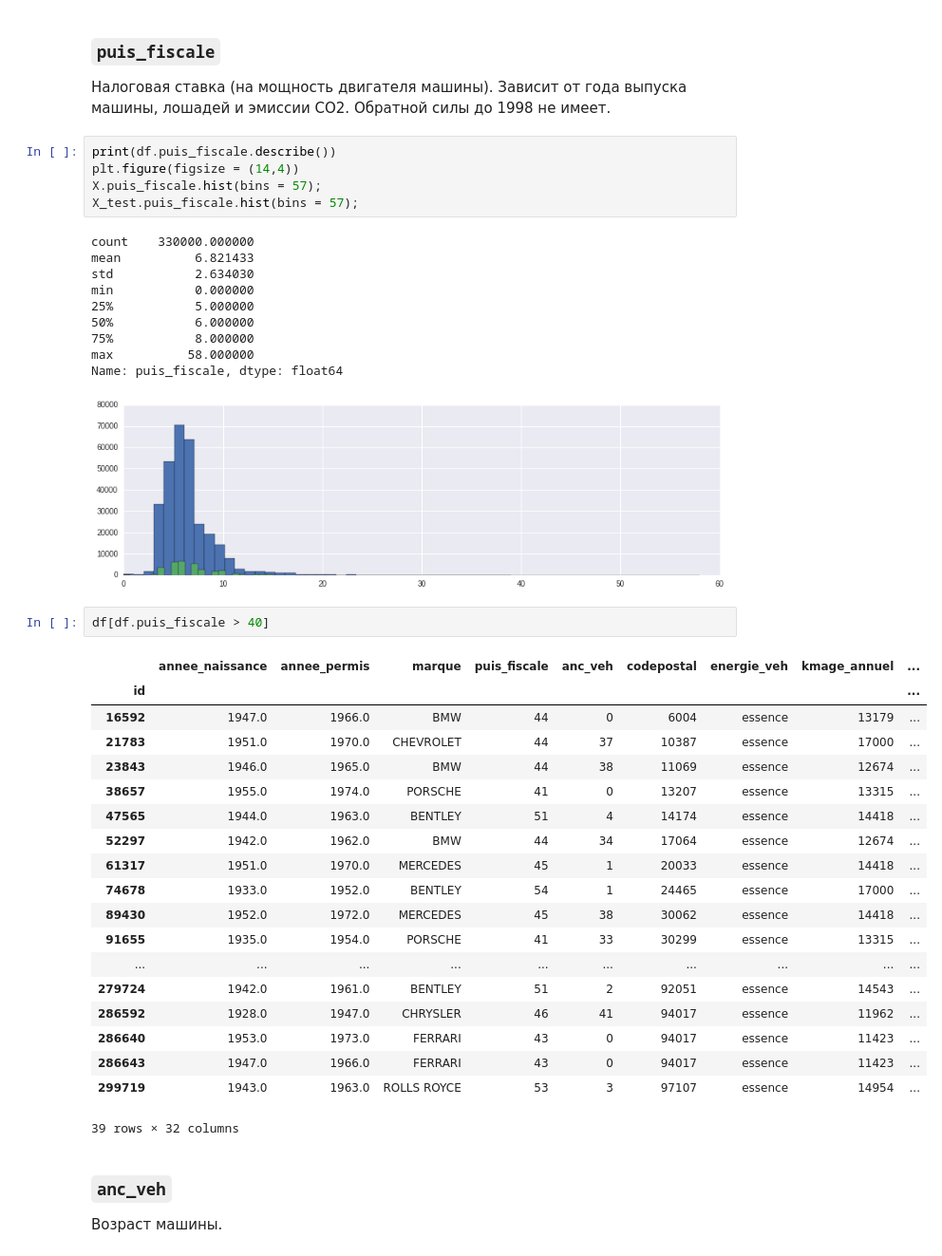
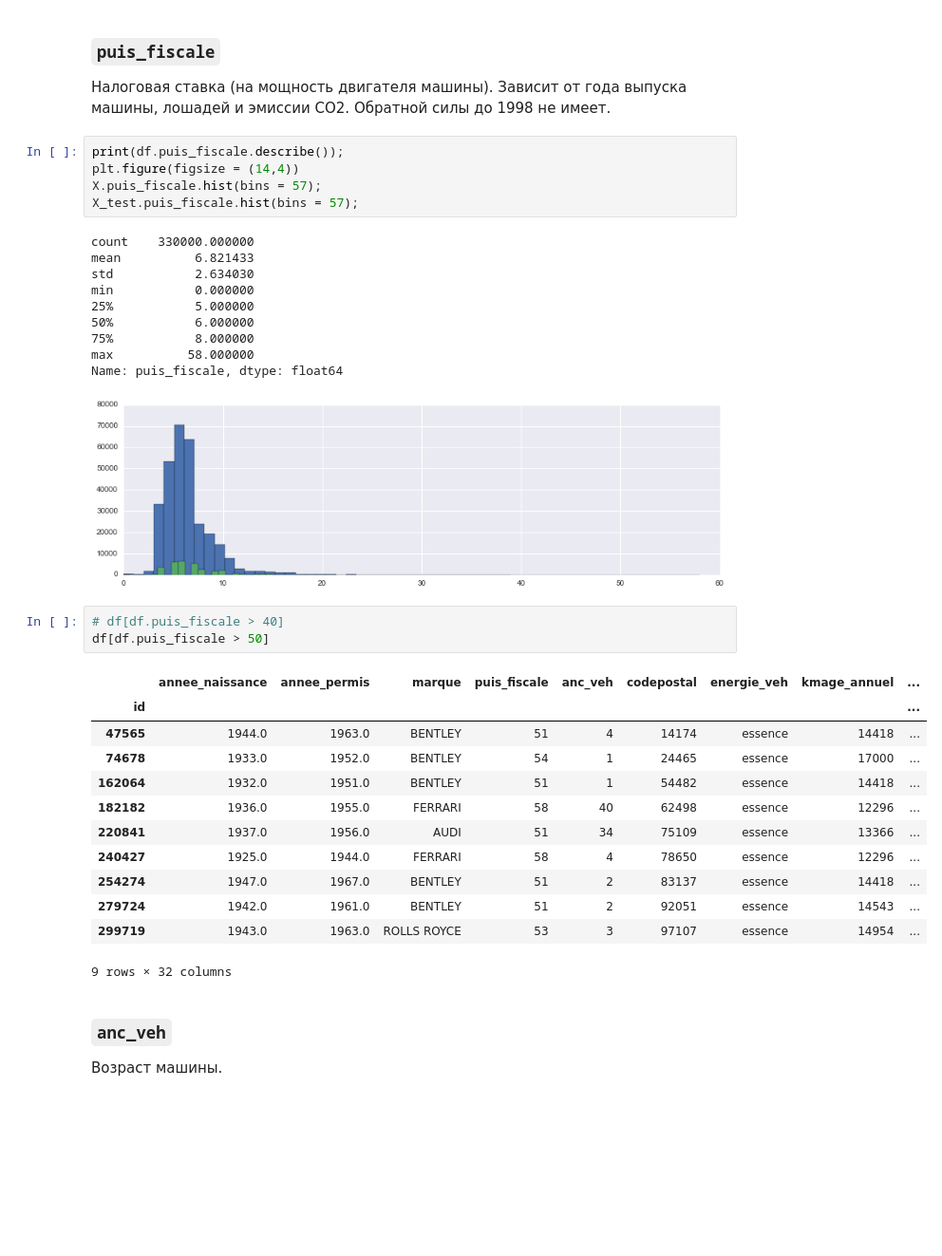
Before and after one commit to demidovakatya/competitions, a Jupyter notebook: exploratory_data_analysis.ipynb, the cells around one changed output. Shown at 95% size. Drawn from its saved outputs; the diff is of its cells as text; blank space fills up the shorter version.

```diff
--- a/exploratory_data_analysis.ipynb
+++ b/exploratory_data_analysis.ipynb
@@ -244,7 +228,7 @@ array(['ACMA', 'ALFA ROMEO', 'ALPINE RENAULT', 'AMC', 'AMPHICAR', 'ARO',
 
 Налоговая ставка (на мощность двигателя машины). Зависит от года выпуска машины, лошадей и эмиссии CO2. Обратной силы до 1998 не имеет.
 # %%
-print(df.puis_fiscale.describe())
+print(df.puis_fiscale.describe());
 plt.figure(figsize = (14,4))
 X.puis_fiscale.hist(bins = 57);
 X_test.puis_fiscale.hist(bins = 57);
@@ -260,27 +244,21 @@ max          58.000000
 Name: puis_fiscale, dtype: float64
 [figure]
 # %%
-df[df.puis_fiscale > 40]
+# df[df.puis_fiscale > 40]
+df[df.puis_fiscale > 50]
 # %% [output]
 |  | annee_naissance | annee_permis | marque | puis_fiscale | anc_veh | codepostal | energie_veh | kmage_annuel | ... |
 | id |  |  |  |  |  |  |  |  | ... |
-| 16592 | 1947.0 | 1966.0 | BMW | 44 | 0 | 6004 | essence | 13179 | ... |
-| 21783 | 1951.0 | 1970.0 | CHEVROLET | 44 | 37 | 10387 | essence | 17000 | ... |
-| 23843 | 1946.0 | 1965.0 | BMW | 44 | 38 | 11069 | essence | 12674 | ... |
-| 38657 | 1955.0 | 1974.0 | PORSCHE | 41 | 0 | 13207 | essence | 13315 | ... |
 | 47565 | 1944.0 | 1963.0 | BENTLEY | 51 | 4 | 14174 | essence | 14418 | ... |
-| 52297 | 1942.0 | 1962.0 | BMW | 44 | 34 | 17064 | essence | 12674 | ... |
-| 61317 | 1951.0 | 1970.0 | MERCEDES | 45 | 1 | 20033 | essence | 14418 | ... |
 | 74678 | 1933.0 | 1952.0 | BENTLEY | 54 | 1 | 24465 | essence | 17000 | ... |
-| 89430 | 1952.0 | 1972.0 | MERCEDES | 45 | 38 | 30062 | essence | 14418 | ... |
-| 91655 | 1935.0 | 1954.0 | PORSCHE | 41 | 33 | 30299 | essence | 13315 | ... |
-| ... | ... | ... | ... | ... | ... | ... | ... | ... | ... |
+| 162064 | 1932.0 | 1951.0 | BENTLEY | 51 | 1 | 54482 | essence | 14418 | ... |
+| 182182 | 1936.0 | 1955.0 | FERRARI | 58 | 40 | 62498 | essence | 12296 | ... |
+| 220841 | 1937.0 | 1956.0 | AUDI | 51 | 34 | 75109 | essence | 13366 | ... |
+| 240427 | 1925.0 | 1944.0 | FERRARI | 58 | 4 | 78650 | essence | 12296 | ... |
+| 254274 | 1947.0 | 1967.0 | BENTLEY | 51 | 2 | 83137 | essence | 14418 | ... |
 | 279724 | 1942.0 | 1961.0 | BENTLEY | 51 | 2 | 92051 | essence | 14543 | ... |
-| 286592 | 1928.0 | 1947.0 | CHRYSLER | 46 | 41 | 94017 | essence | 11962 | ... |
-| 286640 | 1953.0 | 1973.0 | FERRARI | 43 | 0 | 94017 | essence | 11423 | ... |
-| 286643 | 1947.0 | 1966.0 | FERRARI | 43 | 0 | 94017 | essence | 11423 | ... |
 | 299719 | 1943.0 | 1963.0 | ROLLS ROYCE | 53 | 3 | 97107 | essence | 14954 | ... |
-39 rows × 32 columns
+9 rows × 32 columns
 # %% [markdown]
 ### `anc_veh`
 
```
Also changed, not shown: parts of 24 cells of this notebook.
